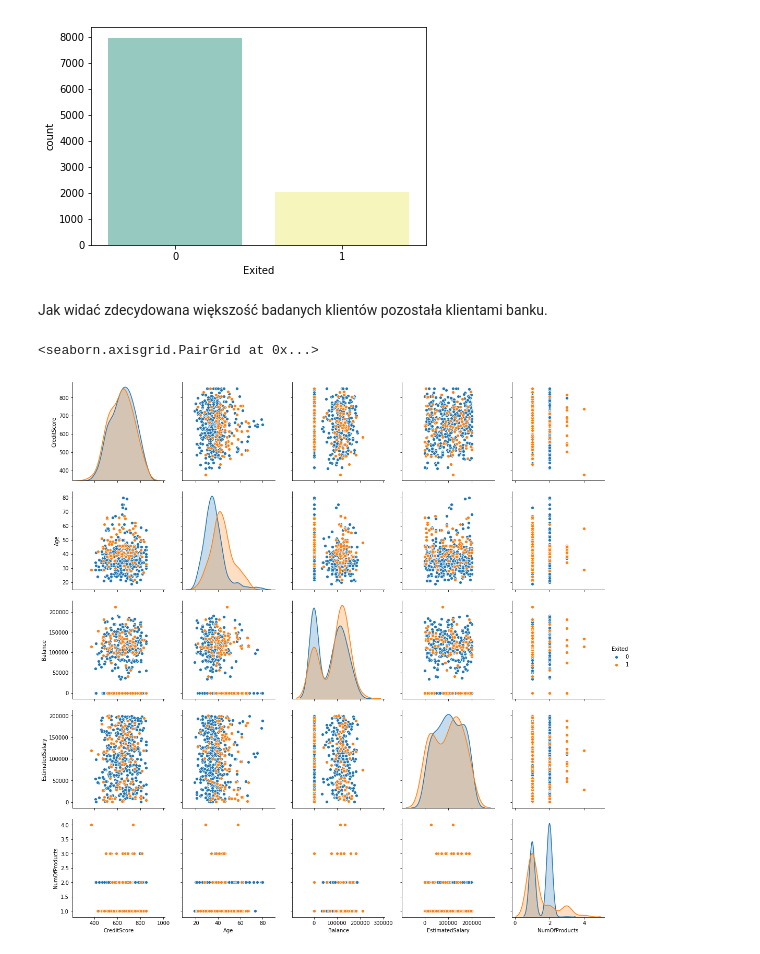
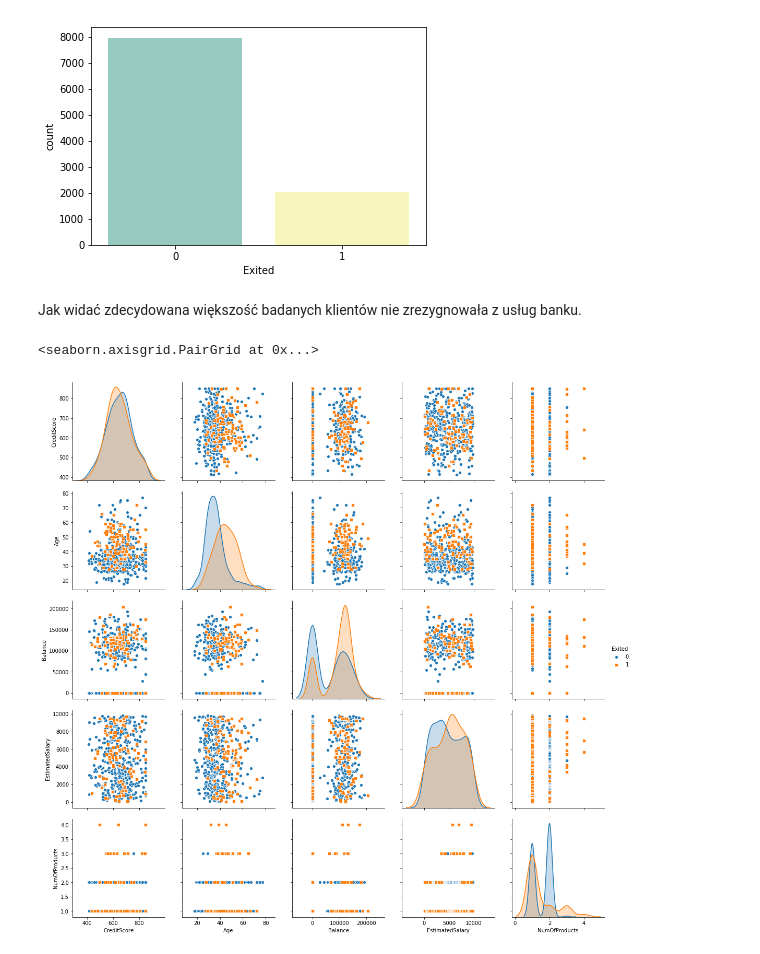
Before and after one commit to Dalthirr/NeuralNetworks, a Jupyter notebook: EDA.ipynb, the cells around one changed output. Saved outputs shown, nothing was run; the diff lists cells and outputs as text; code cells hidden in the pictures.

```diff
--- a/EDA.ipynb
+++ b/EDA.ipynb
@@ -103,4 +117,5 @@ Wyrzucam wszystkie dane, które nie wpływają na pierwszy rzut oka na wynik
 # %%
-df.drop(["CustomerId", "Surname", "RowNumber"],
-        axis=1).sort_values(by="EstimatedSalary").head(10)
+df = df.drop(["CustomerId", "Surname", "RowNumber"],
+        axis=1).sort_values(by="EstimatedSalary")
+df.head(5)
 # %% [output]
@@ -213,12 +230,10 @@ plt.show()
 # %% [output]
 [figure]
 # %% [markdown]
-Jak widać zdecydowana większość badanych klientów pozostała klientami banku.
+Jak widać zdecydowana większość badanych klientów nie zrezygnowała z usług banku.
 # %%
-#Let's check pairplots for variables ['CreditScore','Age','Balance','EstimatedSalary','NumOfProducts']
-# And see how our target is distibuted there
 a=['CreditScore','Age','Balance','EstimatedSalary','NumOfProducts']
-sns.pairplot(df.iloc[0:500,:],x_vars=a,y_vars=a,hue='Exited',diag_kind='auto',height=3)
+sns.pairplot(df.iloc[0:500,:],x_vars=a,y_vars=a,hue='Exited',diag_kind='auto',height=3,markers=["o", "s"])
 # %% [output]
 <seaborn.axisgrid.PairGrid at 0x...>
-[figure, old version]
+[figure, new version]
```
Also changed, not shown: parts of 28 cells of this notebook.
